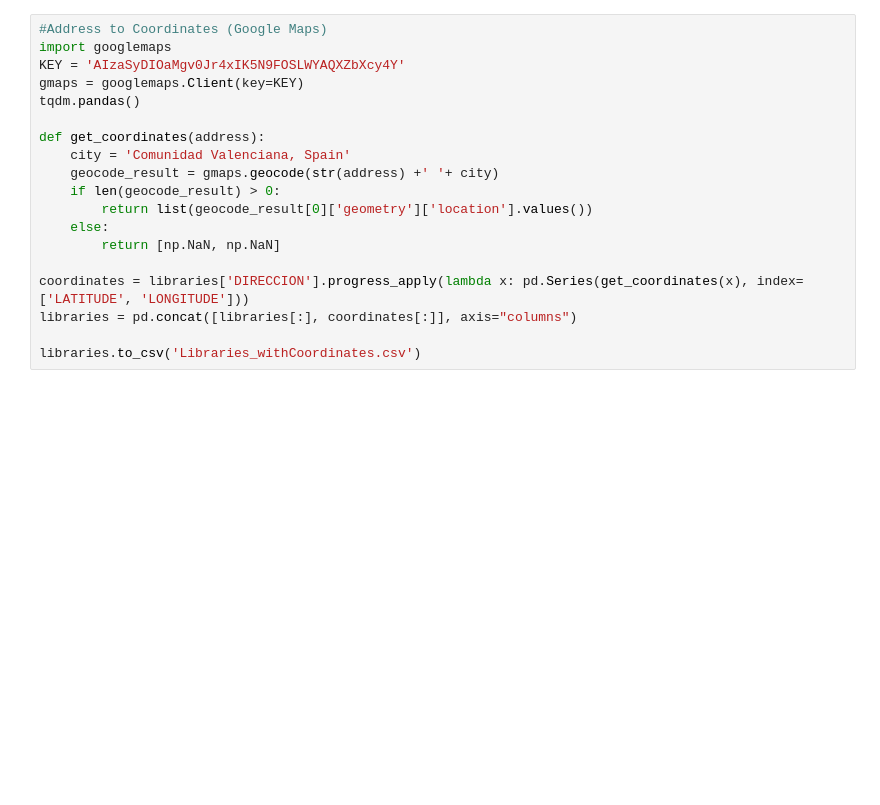
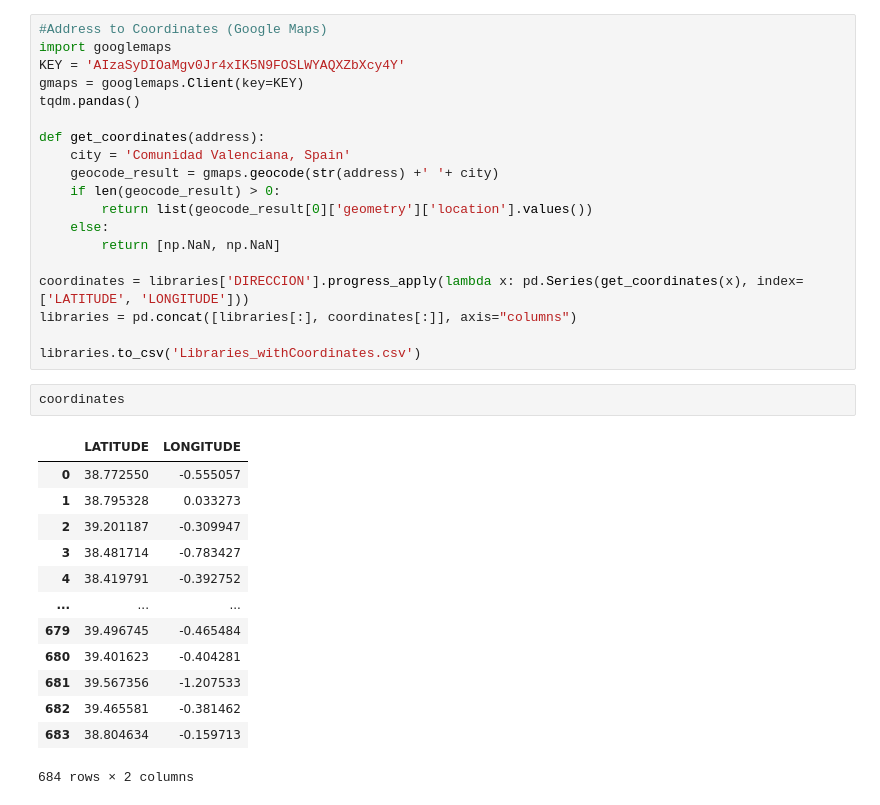
Before and after one commit to Domyy95/CDA, a Jupyter notebook: Libraries/Libraries.ipynb, the cells around one changed output. Drawn from its saved outputs; the diff is of its cells as text; blank space fills up the shorter version.

```diff
--- a/Libraries/Libraries.ipynb
+++ b/Libraries/Libraries.ipynb
@@ -27,3 +32,19 @@ coordinates = libraries['DIRECCION'].progress_apply(lambda x: pd.Series(get_coor
 libraries = pd.concat([libraries[:], coordinates[:]], axis="columns")
 
 libraries.to_csv('Libraries_withCoordinates.csv')
+# %%
+coordinates
+# %% [output]
+|  | LATITUDE | LONGITUDE |
+| 0 | 38.772550 | -0.555057 |
+| 1 | 38.795328 | 0.033273 |
+| 2 | 39.201187 | -0.309947 |
+| 3 | 38.481714 | -0.783427 |
+| 4 | 38.419791 | -0.392752 |
+| ... | ... | ... |
+| 679 | 39.496745 | -0.465484 |
+| 680 | 39.401623 | -0.404281 |
+| 681 | 39.567356 | -1.207533 |
+| 682 | 39.465581 | -0.381462 |
+| 683 | 38.804634 | -0.159713 |
+684 rows × 2 columns
```
Also changed, not shown: parts of 1 cell of this notebook, 1 other file.
